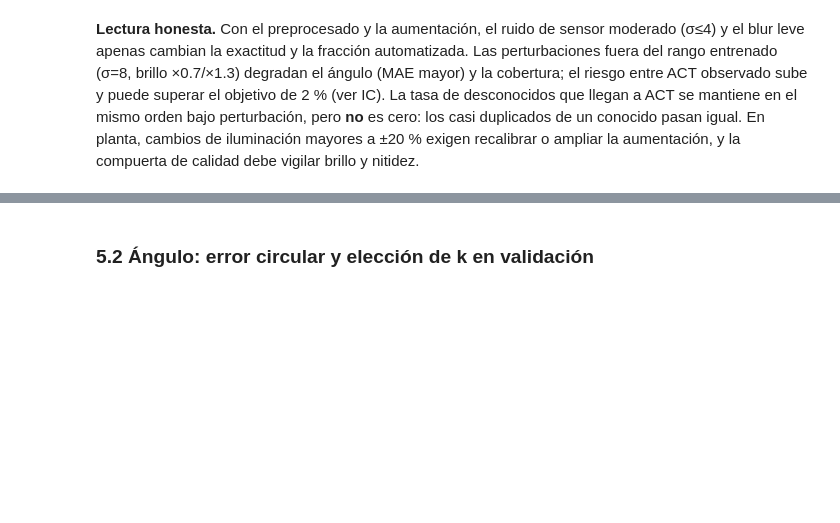
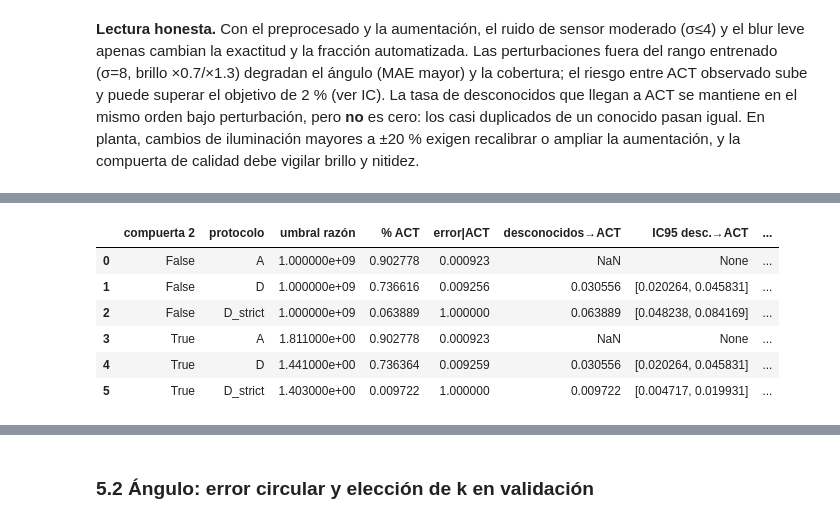
Before and after one commit to Looocust/planta-vision-ia, a Jupyter notebook: notebooks/01_experimentacion.ipynb, the cells around one changed output, grey strips where cells are left out. Cells and saved outputs as stored; diff of their text form; code cells hidden in the pictures; blank space fills up the shorter version.

```diff
--- a/notebooks/01_experimentacion.ipynb
+++ b/notebooks/01_experimentacion.ipynb
@@ -384,0 +398,21 @@ brillo y nitidez.
+# %%
+GATE = []
+for gate in (False, True):
+    rec = {**vrec.RECIPE, "ratio_gate": gate}
+    for p in ("A", "D", "D_strict"):
+        r = R["results"]["classic"][p] if gate else vrec.evaluate_recipe(p, data, "classic", rec)
+        d = r["decision"]
+        GATE.append({"compuerta 2": gate, "protocolo": p, "umbral razón": round(r["thresholds"]["max_novelty_ratio"], 3),
+                     "% ACT": d["coverage_act"], "error|ACT": d["error_among_act"]["rate"],
+                     "desconocidos→ACT": d.get("unknown_reaches_act", {}).get("rate"),
+                     "IC95 desc.→ACT": d.get("unknown_reaches_act", {}).get("wilson95"),
+                     "conocidos rechazados": d.get("known_false_reject")})
+gate_df = pd.DataFrame(GATE); display(gate_df)
+# %% [output]
+|  | compuerta 2 | protocolo | umbral razón | % ACT | error|ACT | desconocidos→ACT | IC95 desc.→ACT | ... |
+| 0 | False | A | 1.000000e+09 | 0.902778 | 0.000923 | NaN | None | ... |
+| 1 | False | D | 1.000000e+09 | 0.736616 | 0.009256 | 0.030556 | [0.020264, 0.045831] | ... |
+| 2 | False | D_strict | 1.000000e+09 | 0.063889 | 1.000000 | 0.063889 | [0.048238, 0.084169] | ... |
+| 3 | True | A | 1.811000e+00 | 0.902778 | 0.000923 | NaN | None | ... |
+| 4 | True | D | 1.441000e+00 | 0.736364 | 0.009259 | 0.030556 | [0.020264, 0.045831] | ... |
+| 5 | True | D_strict | 1.403000e+00 | 0.009722 | 1.000000 | 0.009722 | [0.004717, 0.019931] | ... |
```
Also changed, not shown: parts of 21 cells of this notebook, 36 other files.
